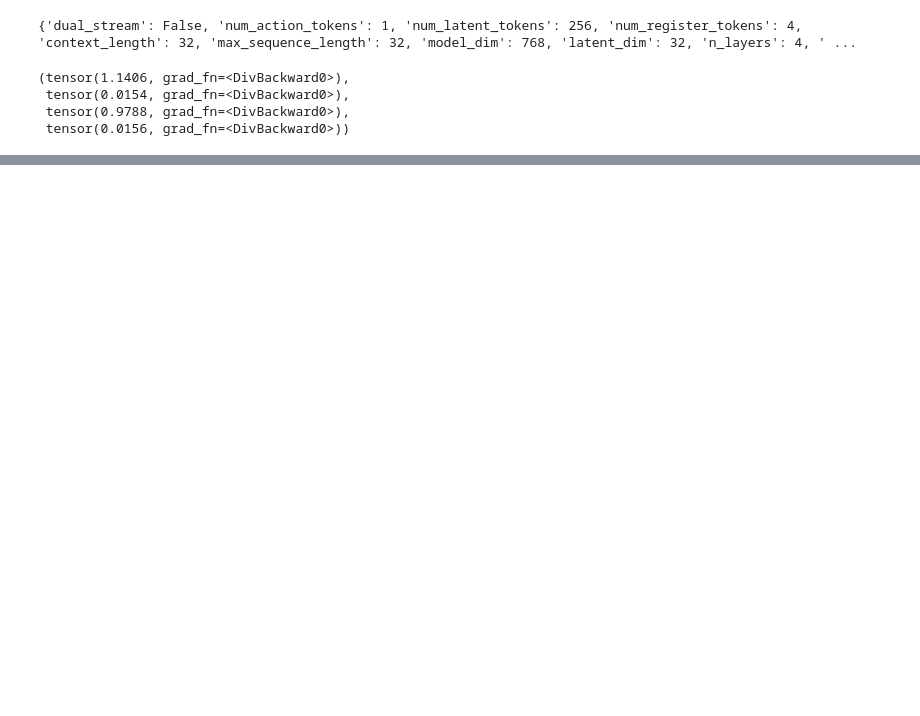
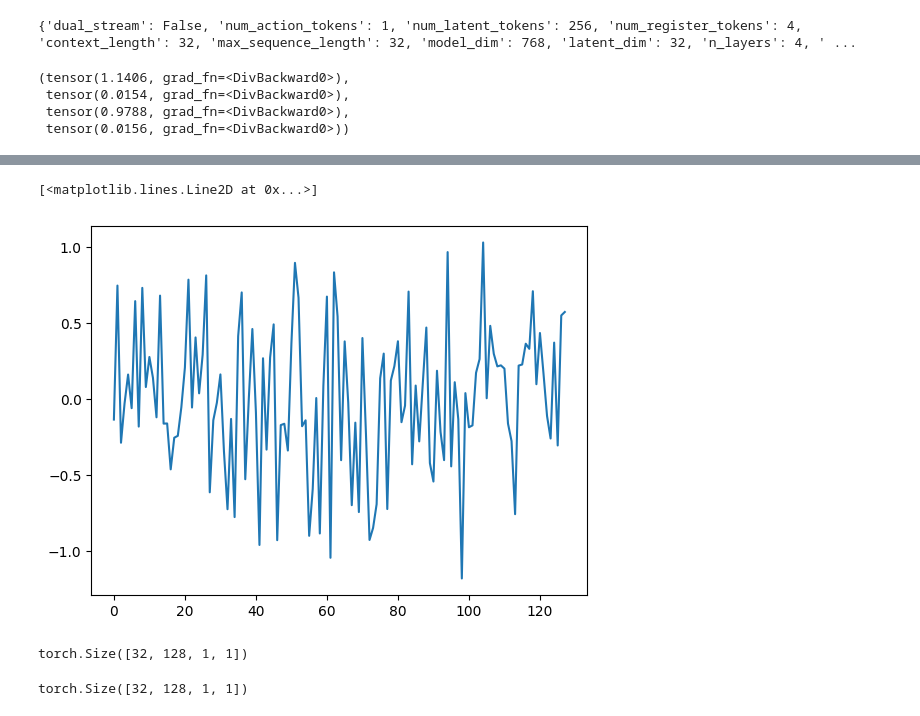
Before and after one commit to Rooholla-KhorramBakht/dreamerV4-UWM, a Jupyter notebook: sandbox.ipynb, the cells around one changed output, grey strips where cells are left out. Cells and saved outputs as stored; diff of their text form; code cells hidden in the pictures; blank space fills up the shorter version.

```diff
--- a/sandbox.ipynb
+++ b/sandbox.ipynb
@@ -128,0 +298,16 @@ torch.save(state, ckpt_path)
+# %%
+import matplotlib.pyplot as plt
+plt.plot(info['a_tau'][0,:,0,0].cpu().numpy())
+# %% [output]
+[<matplotlib.lines.Line2D at 0x...>]
+[figure, added]
+# %%
+info['a_tau'].shape
+# %% [output]
+torch.Size([32, 128, 1, 1])
+# %%
+a_clean = info['a']
+tau = info['act_tau'].unsqueeze(-1).unsqueeze(-1)  # (B,T,1,1)
+(tau*a_clean).shape
+# %% [output]
+torch.Size([32, 128, 1, 1])
```
Also changed, not shown: parts of 8 cells of this notebook, 2 other files.
